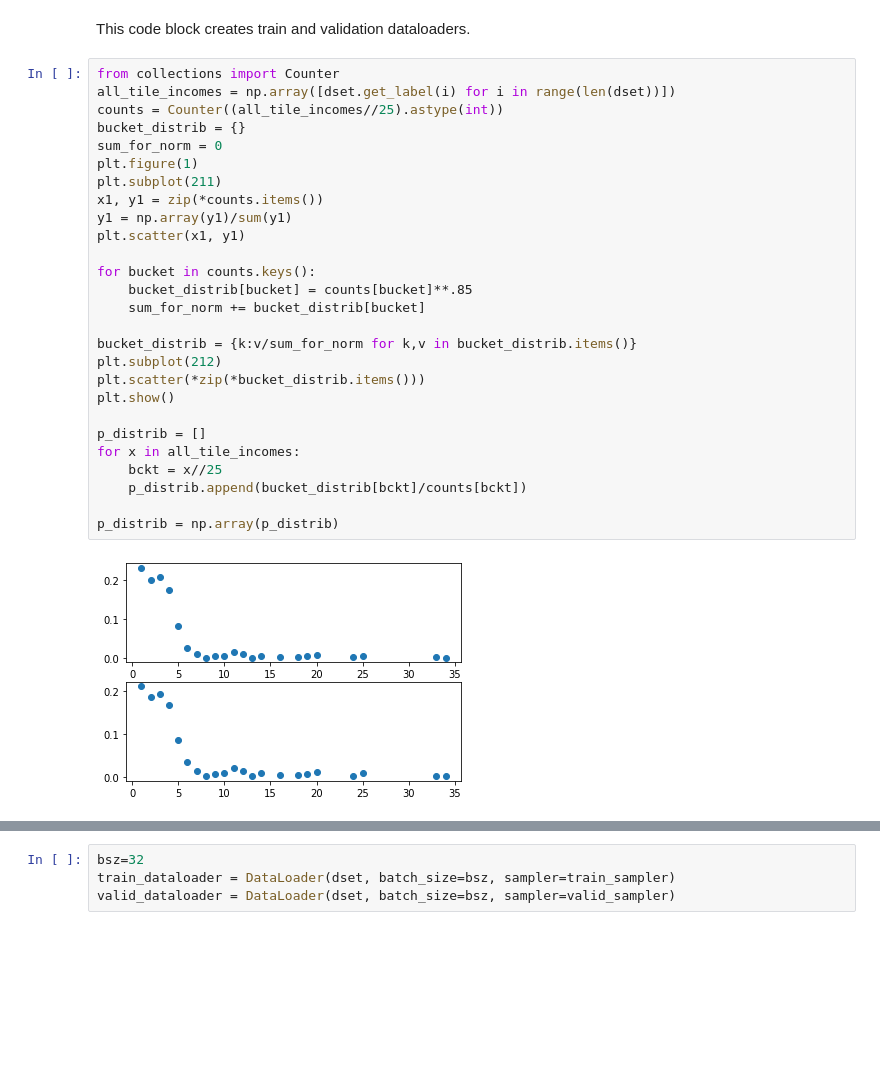
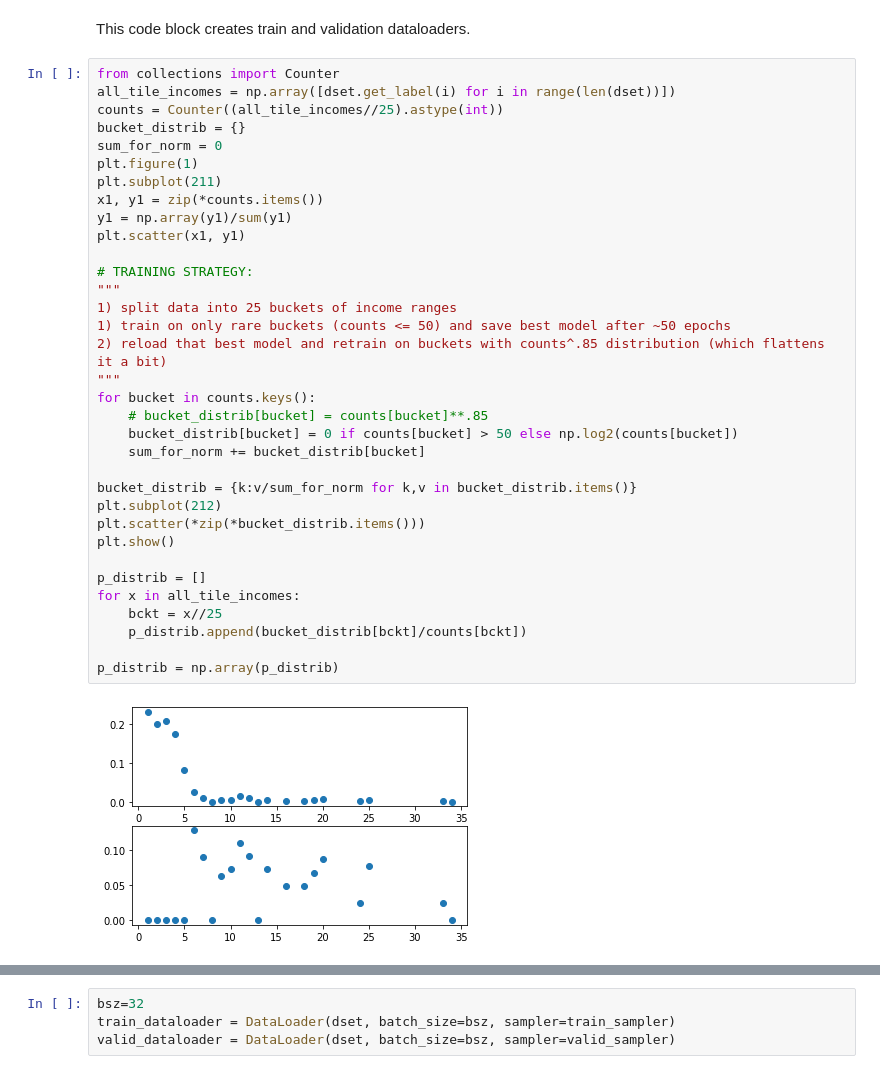
Before and after one commit to zy-f/la-income, a Jupyter notebook: Framework.ipynb, the cells around one changed output, grey strips where cells are left out. Drawn from its saved outputs; the diff is of its cells as text; blank space fills up the shorter version.

Commit message:
mixed training code and other cleanup -- new best model

```diff
--- a/Framework.ipynb
+++ b/Framework.ipynb
@@ -256,32 +256,39 @@ This code block creates train and validation dataloaders.
 # %%
 from collections import Counter
 all_tile_incomes = np.array([dset.get_label(i) for i in range(len(dset))])
 counts = Counter((all_tile_incomes//25).astype(int))
 bucket_distrib = {}
 sum_for_norm = 0
 plt.figure(1)
 plt.subplot(211)
 x1, y1 = zip(*counts.items())
 y1 = np.array(y1)/sum(y1)
 plt.scatter(x1, y1)
 
+# TRAINING STRATEGY:
+"""
+1) split data into 25 buckets of income ranges
+1) train on only rare buckets (counts <= 50) and save best model after ~50 epochs
+2) reload that best model and retrain on buckets with counts^.85 distribution (which flattens it a bit)
+"""
 for bucket in counts.keys():
-    bucket_distrib[bucket] = counts[bucket]**.85
+    # bucket_distrib[bucket] = counts[bucket]**.85
+    bucket_distrib[bucket] = 0 if counts[bucket] > 50 else np.log2(counts[bucket])
     sum_for_norm += bucket_distrib[bucket]
 
 bucket_distrib = {k:v/sum_for_norm for k,v in bucket_distrib.items()}
 plt.subplot(212)
 plt.scatter(*zip(*bucket_distrib.items()))
 plt.show()
 
 p_distrib = []
 for x in all_tile_incomes:
     bckt = x//25
     p_distrib.append(bucket_distrib[bckt]/counts[bckt])
 
 p_distrib = np.array(p_distrib)
 # %% [output]
-[figure, old version]
+[figure, new version]
 # %%
 validation_split = 0.10
 dataset_size = len(dset)
```
Also changed, not shown: parts of 5 cells of this notebook.
